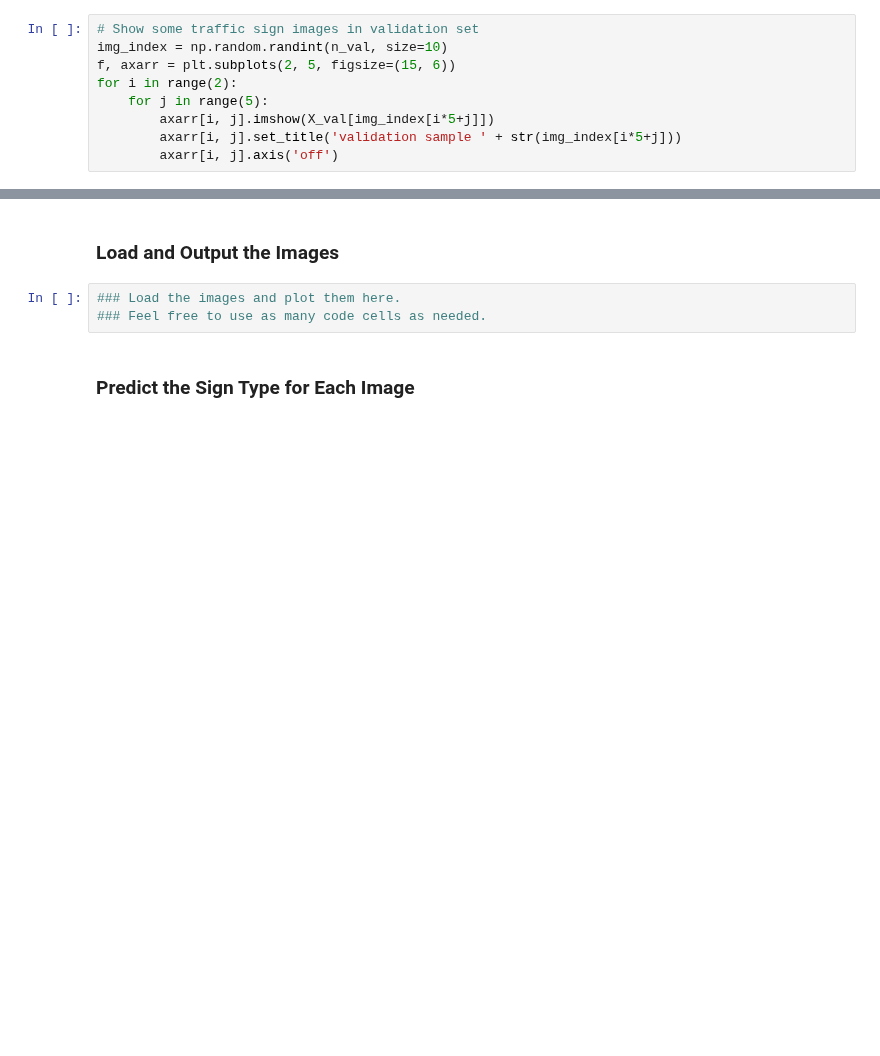
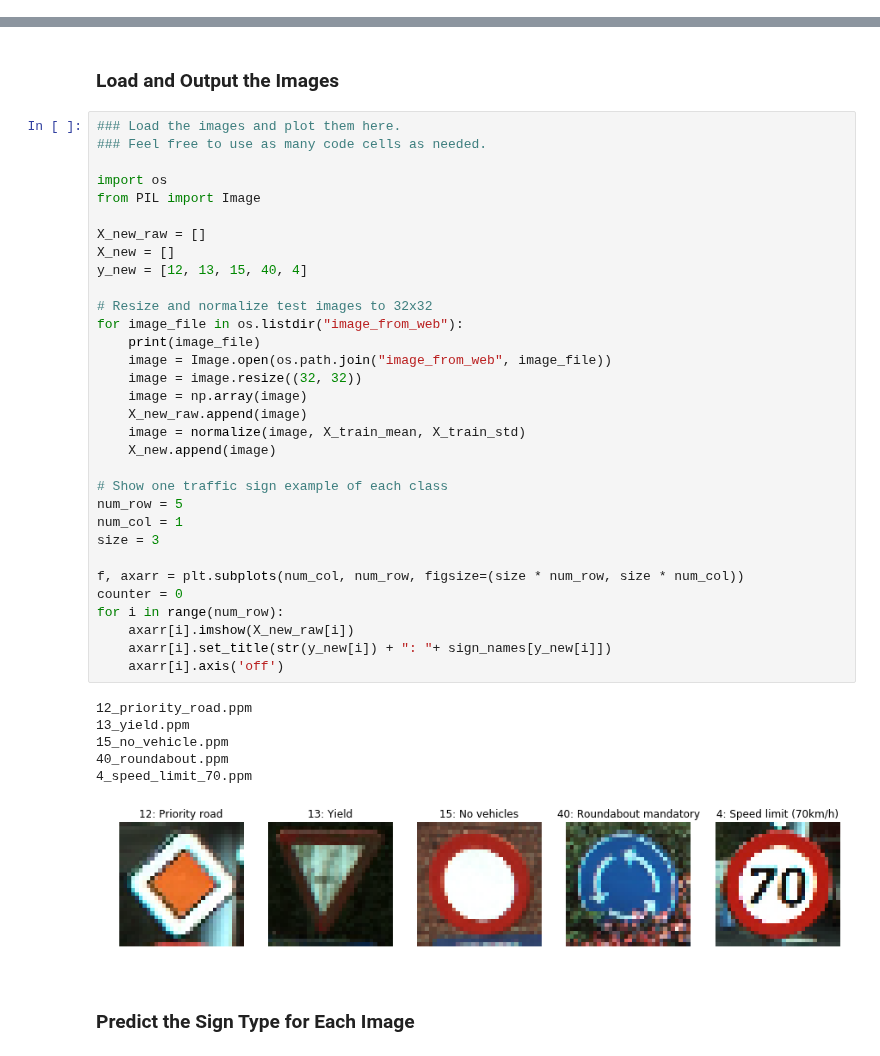
Before and after one commit to WangYuanMike/CarND-Traffic-Sign-Classifier-Project, a Jupyter notebook: Traffic_Sign_Classifier.ipynb, the cells around one changed output, grey strips where cells are left out. Cells and saved outputs as stored; diff of their text form; blank space fills up the shorter version.

```diff
--- a/Traffic_Sign_Classifier.ipynb
+++ b/Traffic_Sign_Classifier.ipynb
@@ -118,9 +133,0 @@ for i in range(2):
-# %%
-# Show some traffic sign images in validation set
-img_index = np.random.randint(n_val, size=10)
-f, axarr = plt.subplots(2, 5, figsize=(15, 6))
-for i in range(2):
-    for j in range(5):
-        axarr[i, j].imshow(X_val[img_index[i*5+j]])
-        axarr[i, j].set_title('validation sample ' + str(img_index[i*5+j]))
-        axarr[i, j].axis('off')
@@ -508,9 +500,45 @@ To give yourself more insight into how your model is working, download at least
 You may find `signnames.csv` useful as it contains mappings from the class id (integer) to the actual sign name.
 # %% [markdown]
 ### Load and Output the Images
-# %%
-### Load the images and plot them here.
-### Feel free to use as many code cells as needed.
+# %%
+### Load the images and plot them here.
+### Feel free to use as many code cells as needed.
+
+import os
+from PIL import Image
+
+X_new_raw = []
+X_new = []
+y_new = [12, 13, 15, 40, 4]
+
+# Resize and normalize test images to 32x32
+for image_file in os.listdir("image_from_web"):
+    print(image_file)
+    image = Image.open(os.path.join("image_from_web", image_file))
+    image = image.resize((32, 32))
+    image = np.array(image)
+    X_new_raw.append(image)
+    image = normalize(image, X_train_mean, X_train_std)
+    X_new.append(image)
+
+# Show one traffic sign example of each class
+num_row = 5
+num_col = 1
+size = 3
+
+f, axarr = plt.subplots(num_col, num_row, figsize=(size * num_row, size * num_col))
+counter = 0
+for i in range(num_row):
+    axarr[i].imshow(X_new_raw[i])
+    axarr[i].set_title(str(y_new[i]) + ": "+ sign_names[y_new[i]])
+    axarr[i].axis('off')
+# %% [output]
+12_priority_road.ppm
+13_yield.ppm
+15_no_vehicle.ppm
+40_roundabout.ppm
+4_speed_limit_70.ppm
+[figure, added]
 # %% [markdown]
 ### Predict the Sign Type for Each Image
 # %%
```
Also changed, not shown: parts of 16 cells of this notebook.
